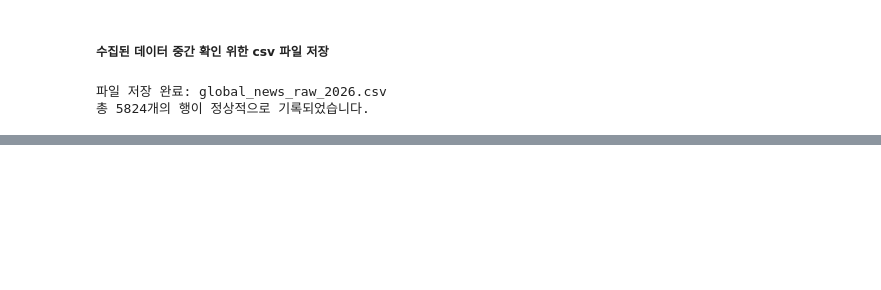
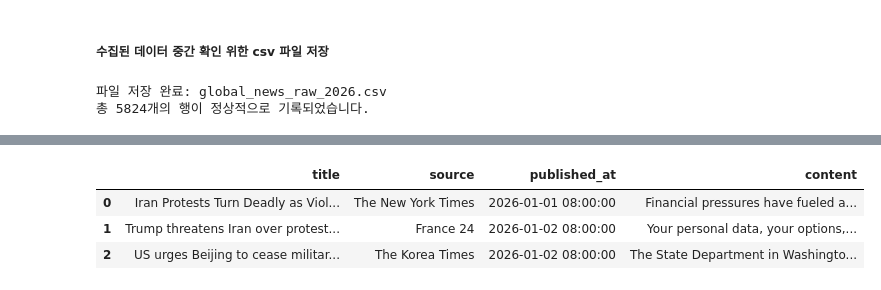
Before and after one commit to taehatae/Crawling_practice, a Jupyter notebook: 기말고사프로젝트/기말고사프로젝트_황태하.ipynb, the cells around one changed output, grey strips where cells are left out. Drawn from its saved outputs; the diff is of its cells as text; code cells hidden in the pictures; blank space fills up the shorter version.

```diff
--- a/기말고사프로젝트/기말고사프로젝트_황태하.ipynb
+++ b/기말고사프로젝트/기말고사프로젝트_황태하.ipynb
@@ -196,3 +196,91 @@ print(f"총 {len(df_foreign_2026_perfect)}개의 행이 정상적으로 기록
 # %% [output]
 파일 저장 완료: global_news_raw_2026.csv
 총 5824개의 행이 정상적으로 기록되었습니다.
+# %%
+from selenium import webdriver
+from selenium.webdriver.common.by import By
+import pandas as pd
+import time
+import re
+
+# 1. 이미 저장되어 있는 global_news_raw_2026.csv 파일에서 상위 10개 추출
+print("📂 이미 구축된 목록 파일('global_news_raw_2026.csv')로부터 표본 10개를 가져옵니다.")
+df_master = pd.read_csv('global_news_raw_2026.csv')
+df_test = df_master.head(10).copy()
+
+# 본문 내용을 담을 컬럼 초기화
+df_test['content'] = None
+
+# 2. 중간고사 스타일로 순수한 새 크롬 브라우저 열기 및 최대화
+print("🚀 크롬 브라우저를 구동하고 화면을 최대화합니다.")
+driver = webdriver.Chrome()
+driver.maximize_window()
+
+# 외신 사이트 하단 광고, 소셜 구독 유도, 쿠키 정책 등 노이즈 텍스트 필터링용 정규식
+noise_regex = re.compile(
+    r'follow us on|share this story|read more:|contributed to this report|all rights reserved|copyright c|subscribe to|sign up for|newsletter|cookie settings|privacy policy',
+    re.IGNORECASE
+)
+
+print("\n🎯 [본문 매핑 시작] 10개의 구글 뉴스 링크를 순회하며 원문 내용을 수집합니다.")
+
+# 3. 10개의 데이터를 루프 돌며 본문 수집 진행 (참고 블로그 스타일 예외처리 적용)
+for idx, row in df_test.iterrows():
+    google_url = row['url']
+    pure_body_text = ""
+
+    try:
+        # 구글 뉴스 암호화 링크로 접속 -> 원문 해외 언론사 사이트로 자동 리다이렉트 이동
+        driver.get(google_url)
+
+        # 무거운 외신 사이트의 자바스크립트 및 본문 레이아웃이 완전히 로드될 때까지 넉넉하게 대기
+        time.sleep(5.0)
+
+        # 페이지 내의 모든 문단(p 태그) 엘리먼트 수집
+        p_elements = driver.find_elements(By.TAG_NAME, "p")
+        valid_paragraphs = []
+
+        for p in p_elements:
+            txt = p.text.strip()
+
+            # 거름망 1: 메뉴 파편이나 공백, 너무 짧은 문장(단어 수 7개 미만) 제외
+            if not txt or len(txt.split()) < 7:
+                continue
+
+            # 거름망 2: 카피라이트 및 광고성 문구 필터링
+            if noise_regex.search(txt):
+                continue
+
+            valid_paragraphs.append(txt)
+
+        # 수집된 단락들을 하나의 긴 본문 텍스트로 결합
+        if valid_paragraphs:
+            pure_body_text = " ".join(valid_paragraphs)
+        else:
+            pure_body_text = "Failed: Premium Paywall or Empty Body"
+
+    except Exception as e:
+        # 블로그 가이드 방식대로, 사이트 다운이나 차단 시 오류 메시지를 남겨 크롤러가 멈추는 것을 방지
+        pure_body_text = f"Failed to access: {str(e)}"
+
+    # 테스트 데이터프레임의 'content' 열에 본문 실시간 저장
+    df_test.at[idx, 'content'] = pure_body_text
+    print(f"   [{idx + 1}/10] 본문 결합 완수 -> 매체명: {row['source']} (글자 수: {len(pure_body_text)}자)")
+
+    # 디도스 방어벽 자극 방지용 안전 디레이
+    time.sleep(1.5)
+
+# 4. 크롬 브라우저 세션 안전 종료
+driver.quit()
+
+print("\n--------------------------------------------------")
+print("🎯 상위 10개 기사 본문 매핑 테스트가 완료되었습니다.")
+print("--------------------------------------------------")
+
+# 5. 검증용 임시 CSV 파일 저장 (엑셀 깨짐 방지 인코딩 적용)
+df_test.to_csv('hormuz_news_final_master_test10.csv', index=False, encoding='utf-8-sig')
+print("💾 테스트 마스터 파일이 작업 디렉토리에 성공적으로 저장되었습니다: 'hormuz_news_final_master_test10.csv'")
+
+# 주피터 화면 미리보기
+display(df_test[['title', 'source', 'published_at', 'content']].head(3))
+# %% [output]
@@ -198,0 +306,4 @@ print(f"총 {len(df_foreign_2026_perfect)}개의 행이 정상적으로 기록
+|  | title | source | published_at | content |
+| 0 | Iran Protests Turn Deadly as Viol... | The New York Times | 2026-01-01 08:00:00 | Financial pressures have fueled a... |
+| 1 | Trump threatens Iran over protest... | France 24 | 2026-01-02 08:00:00 | Your personal data, your options,... |
+| 2 | US urges Beijing to cease militar... | The Korea Times | 2026-01-02 08:00:00 | The State Department in Washingto... |
```
Also changed, not shown: parts of 1 cell of this notebook, 2 other files.
